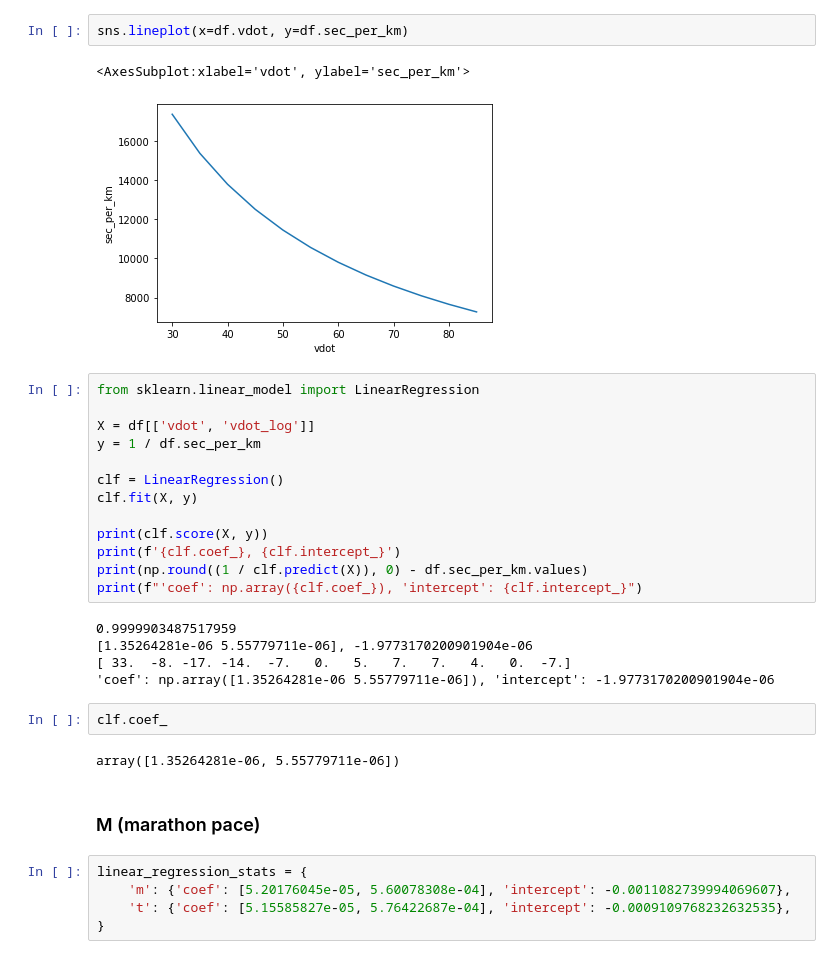
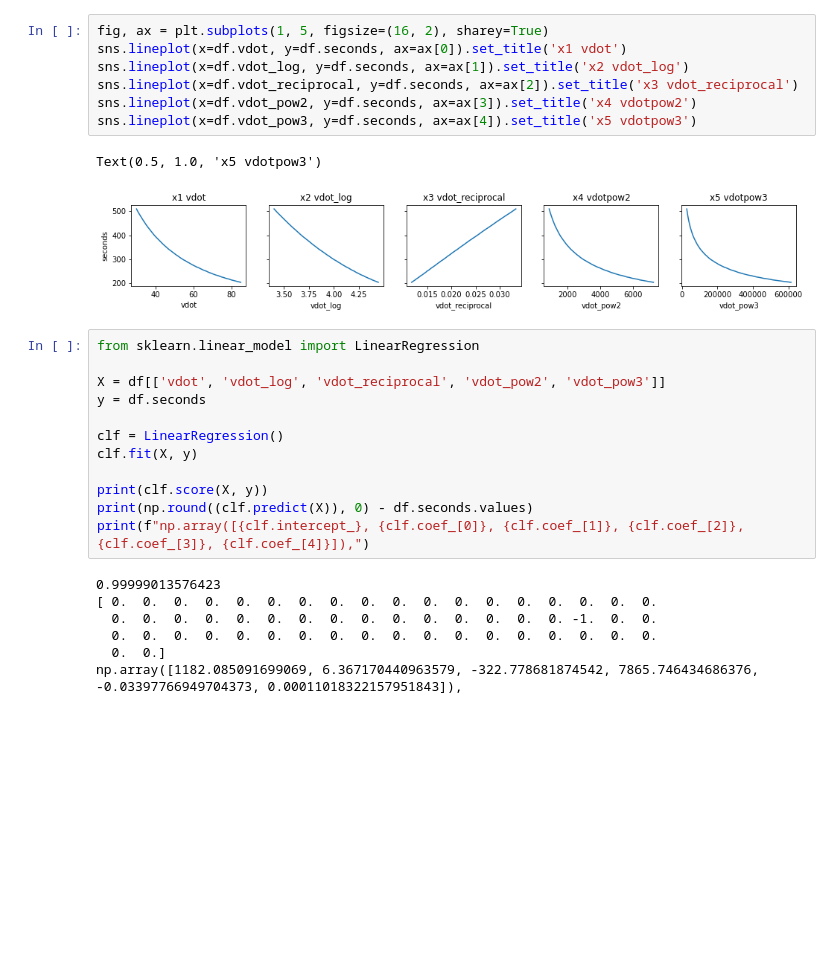
Before and after one commit to justin4480/vdot-pace, a Jupyter notebook: vdot_lr.ipynb, the cells around one changed output. Saved outputs shown, nothing was run; the diff lists cells and outputs as text; blank space fills up the shorter version.

```diff
--- a/vdot_lr.ipynb
+++ b/vdot_lr.ipynb
@@ -60,34 +42,29 @@ df.head()
-# %%
-sns.lineplot(x=df.vdot, y=df.sec_per_km)
-# %% [output]
-<AxesSubplot:xlabel='vdot', ylabel='sec_per_km'>
-[figure, removed]
+# %%
+fig, ax = plt.subplots(1, 5, figsize=(16, 2), sharey=True)
+sns.lineplot(x=df.vdot, y=df.seconds, ax=ax[0]).set_title('x1 vdot')
+sns.lineplot(x=df.vdot_log, y=df.seconds, ax=ax[1]).set_title('x2 vdot_log')
+sns.lineplot(x=df.vdot_reciprocal, y=df.seconds, ax=ax[2]).set_title('x3 vdot_reciprocal')
+sns.lineplot(x=df.vdot_pow2, y=df.seconds, ax=ax[3]).set_title('x4 vdotpow2')
+sns.lineplot(x=df.vdot_pow3, y=df.seconds, ax=ax[4]).set_title('x5 vdotpow3')
+# %% [output]
+Text(0.5, 1.0, 'x5 vdotpow3')
+[figure, added]
 # %%
 from sklearn.linear_model import LinearRegression
 
-X = df[['vdot', 'vdot_log']]
-y = 1 / df.sec_per_km
+X = df[['vdot', 'vdot_log', 'vdot_reciprocal', 'vdot_pow2', 'vdot_pow3']]
+y = df.seconds
 
 clf = LinearRegression()
 clf.fit(X, y)
 
 print(clf.score(X, y))
-print(f'{clf.coef_}, {clf.intercept_}')
-print(np.round((1 / clf.predict(X)), 0) - df.sec_per_km.values)
-print(f"'coef': np.array({clf.coef_}), 'intercept': {clf.intercept_}")
+print(np.round((clf.predict(X)), 0) - df.seconds.values)
+print(f"np.array([{clf.intercept_}, {clf.coef_[0]}, {clf.coef_[1]}, {clf.coef_[2]}, {clf.coef_[3]}, {clf.coef_[4]}]),")
 # %% [output]
-0.9999903487517959
-[1.35264281e-06 5.55779711e-06], -1.9773170200901904e-06
-[ 33.  -8. -17. -14.  -7.   0.   5.   7.   7.   4.   0.  -7.]
-'coef': np.array([1.35264281e-06 5.55779711e-06]), 'intercept': -1.9773170200901904e-06
+0.99999013576423
+[ 0.  0.  0.  0.  0.  0.  0.  0.  0.  0.  0.  0.  0.  0.  0.  0.  0.  0.
+  0.  0.  0.  0.  0.  0.  0.  0.  0.  0.  0.  0.  0.  0.  0. -1.  0.  0.
+  0.  0.  0.  0.  0.  0.  0.  0.  0.  0.  0.  0.  0.  0.  0.  0.  0.  0.
+  0.  0.]
+np.array([1182.085091699069, 6.367170440963579, -322.778681874542, 7865.746434686376, -0.03397766949704373, 0.00011018322157951843]),
-# %%
-clf.coef_
-# %% [output]
-array([1.35264281e-06, 5.55779711e-06])
-# %% [markdown]
-### M (marathon pace)
-# %%
-linear_regression_stats = {
-    'm': {'coef': [5.20176045e-05, 5.60078308e-04], 'intercept': -0.0011082739994069607},
-    't': {'coef': [5.15585827e-05, 5.76422687e-04], 'intercept': -0.0009109768232632535},
-}
```
Also changed, not shown: parts of 11 cells of this notebook, 1 other file.
